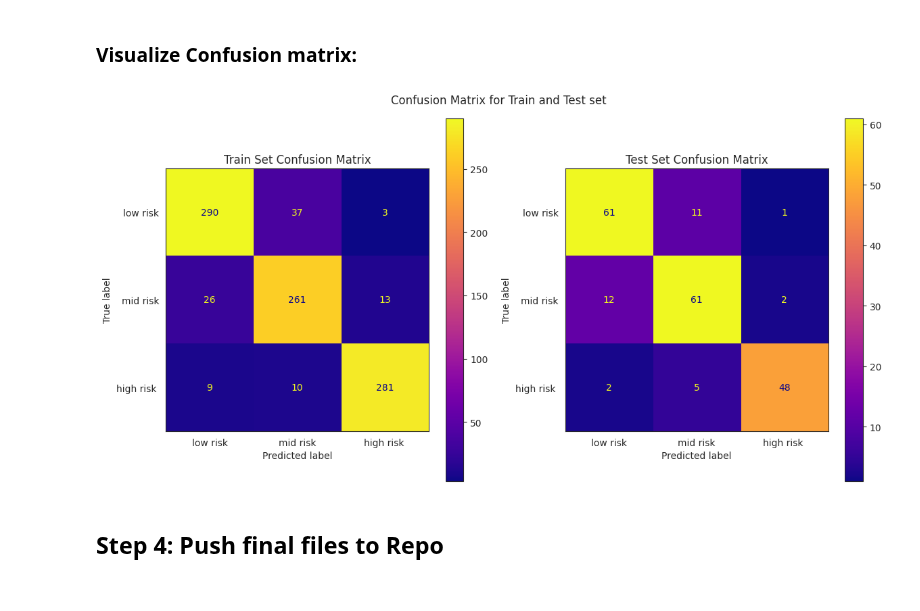
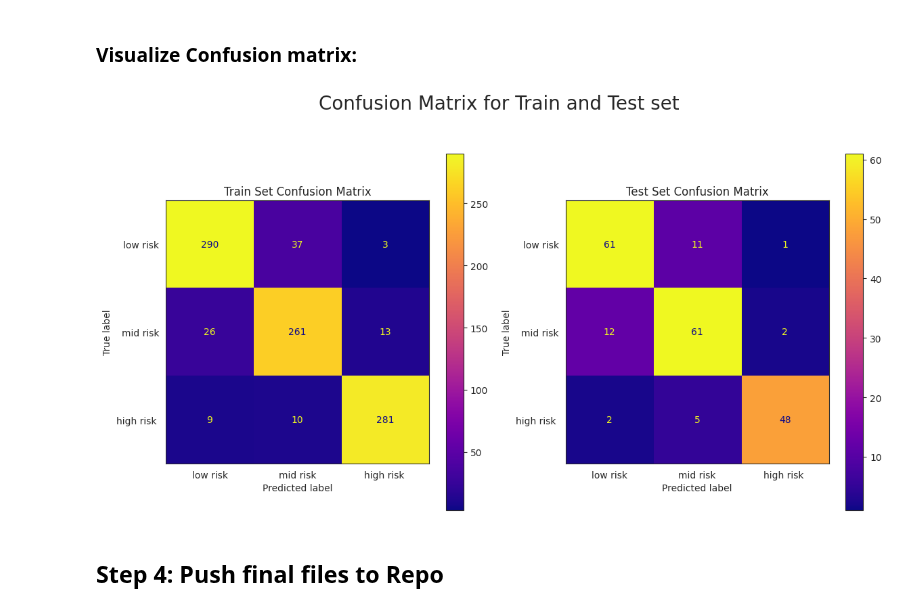
Before and after one commit to theresaabl/ML-maternal-health-risk, a Jupyter notebook: jupyter_notebooks/07-ModellingAndEvaluation-ClassificationB.ipynb, the cells around one changed output. Cells and saved outputs as stored; diff of their text form; code cells hidden in the pictures.

Commit message:
Fix #5, use correct figure title

```diff
--- a/jupyter_notebooks/07-ModellingAndEvaluation-ClassificationB.ipynb
+++ b/jupyter_notebooks/07-ModellingAndEvaluation-ClassificationB.ipynb
@@ -610,29 +610,29 @@ When compared to the model fitted with all features (see previous notebook) the
 # %%
 sns.set_style("white")
 predictions_train = pipeline_clf.predict(X_train)
 predictions_test = pipeline_clf.predict(X_test)
 cm_train = confusion_matrix(y_train, predictions_train, labels=pipeline_clf.classes_)
 cm_test = confusion_matrix(y_test, predictions_test, labels=pipeline_clf.classes_)
 
 
 fig_cm, axes = plt.subplots(1, 2, figsize=(12, 6))
-fig_cm.suptitle("Confusion Matrix for Train and Test set")
+fig_cm.suptitle("Confusion Matrix for Train and Test set", fontsize=20, y=1.05)
 
 # Recall subplot
 
 disp_train = ConfusionMatrixDisplay(confusion_matrix=cm_train, display_labels=["low risk", "mid risk", "high risk "])
 disp_train.plot(ax=axes[0], values_format='d', cmap="plasma")
 axes[0].set_title("Train Set Confusion Matrix")
 
 
 disp_test = ConfusionMatrixDisplay(confusion_matrix=cm_test, display_labels=["low risk", "mid risk", "high risk "])
 disp_test.plot(ax=axes[1], values_format='d', cmap="plasma")
 axes[1].set_title("Test Set Confusion Matrix")
 
 plt.tight_layout()
 plt.show()
 # %% [output]
-[figure, old version]
+[figure, new version]
 # %% [markdown]
 ## Step 4: Push final files to Repo
 # %% [markdown]
```
Also changed, not shown: parts of 4 cells of this notebook, 4 other files.
